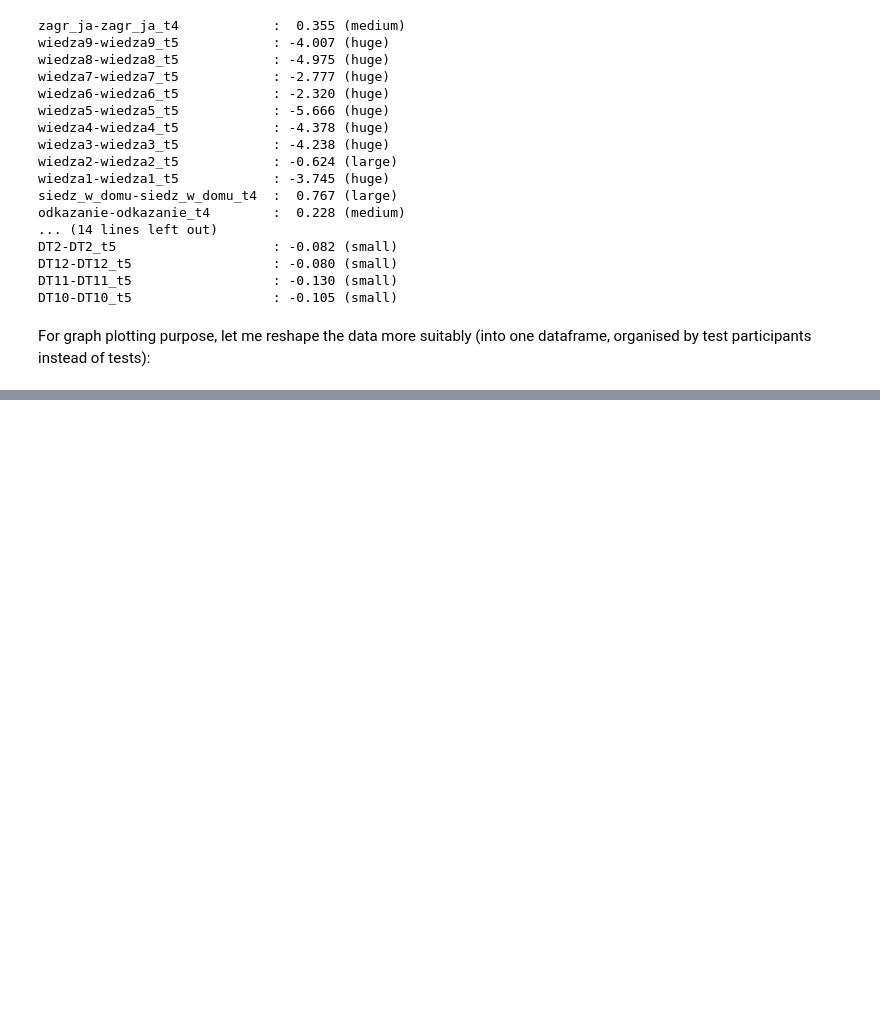
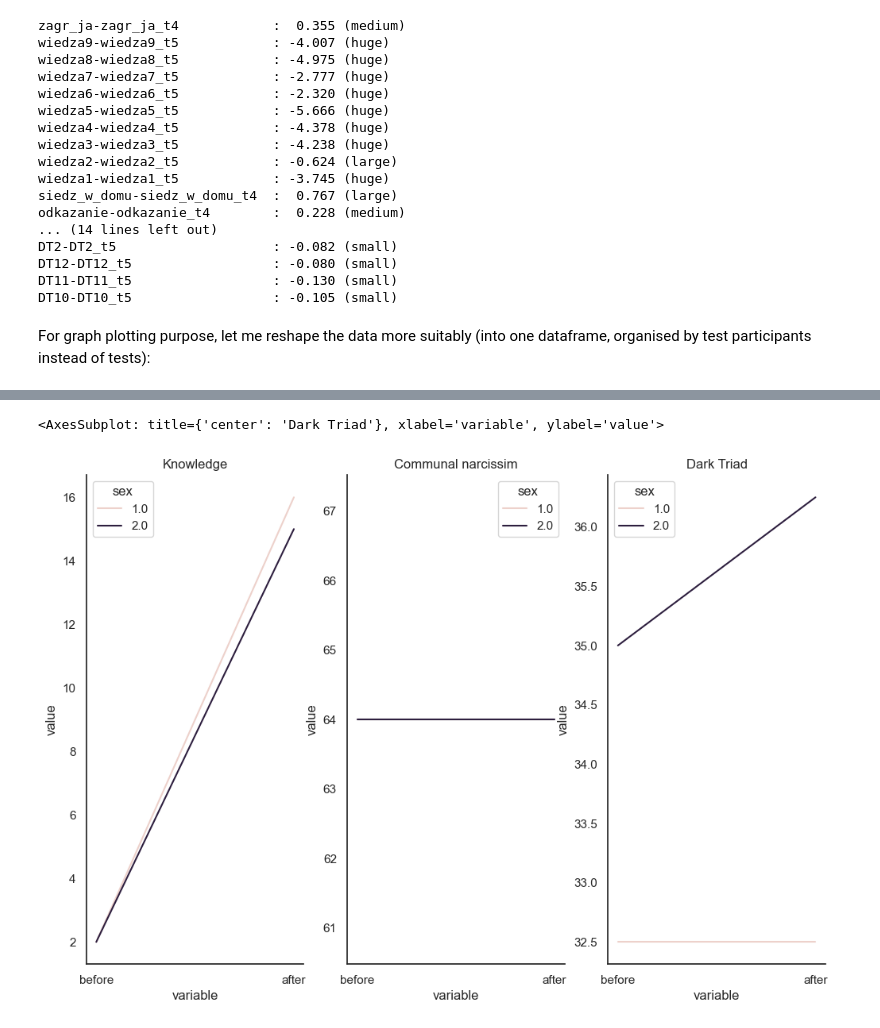
Before and after one commit to marcindahlen/covid-and-narcissism-network-analysis, a Jupyter notebook: notebook.ipynb, the cells around one changed output, grey strips where cells are left out. Drawn from its saved outputs; the diff is of its cells as text; code cells hidden in the pictures; blank space fills up the shorter version.

Commit message:
produced charts for knowledge, narcissism and dark triad by sex

```diff
--- a/notebook.ipynb
+++ b/notebook.ipynb
@@ -218,24 +218,3 @@ display(paired_plot_data_df.head())
 | 2 | 7.0 | wiedza8 | 0.0 | 2.0 |
 | 3 | 7.0 | wiedza7 | 0.0 | 1.0 |
 | 4 | 7.0 | wiedza6 | 0.0 | 1.0 |
-# %%
-seaborn.set_theme(style="ticks")
-
-g = seaborn.JointGrid(data=paired_plot_data_df[paired_plot_data_df["test"] == "PSYCH_DT"], x="before", y="after", marginal_ticks=True)
-
-cax = g.figure.add_axes([.15, .55, .02, .2])
-
-g.plot_joint(
-    seaborn.histplot, discrete=(True, False),
-    cmap="light:#03012d", pmax=.8, cbar=True, cbar_ax=cax, binrange=(1, 5), binwidth=1
-)
-g.plot_marginals(seaborn.histplot, element="step", color="#03012d", binrange=(1, 5), binwidth=1)
-g.figure.suptitle('Dark Triad: before and after')
-g.fig.set_figwidth(6)
-g.fig.set_figheight(6)
-plt.show()
-
-fig, ax = plt.subplots(figsize=(5, 5))
-seaborn.despine(fig)
-seaborn.histplot(data=pandas.melt(paired_plot_data_df[paired_plot_data_df["test"] == "PSYCH_DT"], id_vars=['test'], value_vars=['before', 'after']), x="value", hue="variable", multiple="dodge", discrete=True, binrange=(1, 5), binwidth=1, ax=ax)
-plt.show()
@@ -273,0 +243,20 @@ Name: przynal_rel_chrzescijanstwo, dtype: object
+# %%
+aggregated_knowledge_df = pandas.melt(paired_plot_data_df[paired_plot_data_df["test"].str.contains('wiedza')].groupby("Id")[["before", "after"]].sum(), value_vars=['before', 'after'], ignore_index=False).join(df_original[["Id", "sex", "age", "wyksztalcenie", "przynal_rel"]].set_index('Id'), on='Id', how='left', lsuffix='_caller', rsuffix='_other')
+aggregated_narcissism_df = pandas.melt(paired_plot_data_df[paired_plot_data_df["test"].str.contains('cni')].groupby("Id")[["before", "after"]].sum(), value_vars=['before', 'after'], ignore_index=False).join(df_original[["Id", "sex", "age", "wyksztalcenie", "przynal_rel"]].set_index('Id'), on='Id', how='left', lsuffix='_caller', rsuffix='_other')
+aggregated_darktriad_df = pandas.melt(paired_plot_data_df[paired_plot_data_df["test"].str.contains('DT')].groupby("Id")[["before", "after"]].sum(), value_vars=['before', 'after'], ignore_index=False).join(df_original[["Id", "sex", "age", "wyksztalcenie", "przynal_rel"]].set_index('Id'), on='Id', how='left', lsuffix='_caller', rsuffix='_other')
+
+seaborn.set()
+seaborn.set_theme(style="white")
+
+fig, axes = plt.subplots(1, 3, figsize=(12, 8))
+axes[0].set_title('Knowledge')
+axes[1].set_title('Communal narcissim')
+axes[2].set_title('Dark Triad')
+seaborn.despine(fig)
+
+seaborn.lineplot(ax=axes[0], data=aggregated_knowledge_df, x="variable", y="value", hue="sex", estimator="median", errorbar=None)
+seaborn.lineplot(ax=axes[1], data=aggregated_narcissism_df, x="variable", y="value", hue="sex", estimator="median", errorbar=None)
+seaborn.lineplot(ax=axes[2], data=aggregated_darktriad_df, x="variable", y="value", hue="sex", estimator="median", errorbar=None)
+# %% [output]
+<AxesSubplot: title={'center': 'Dark Triad'}, xlabel='variable', ylabel='value'>
+[figure, added]
```
Also changed, not shown: parts of 5 cells of this notebook.
